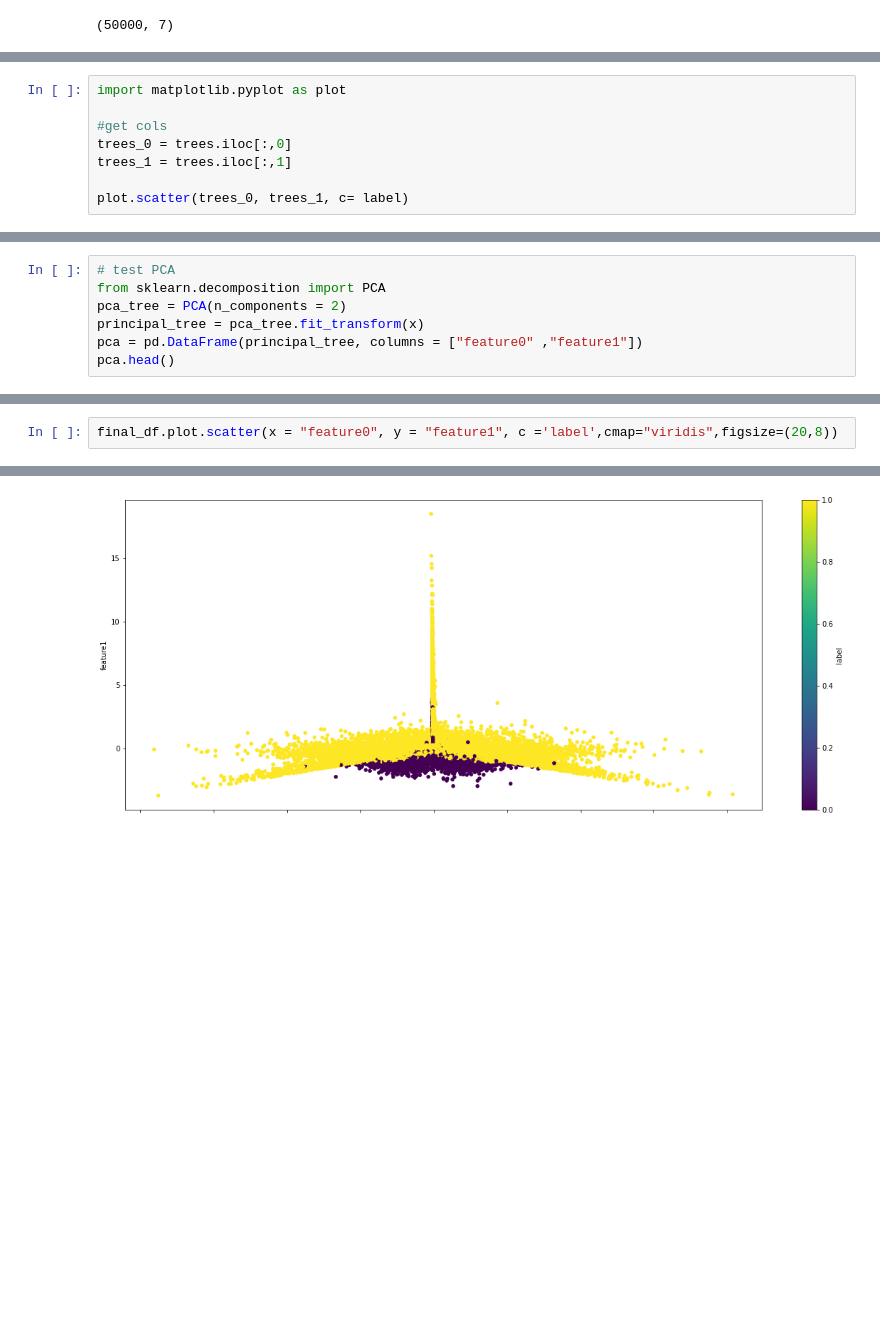
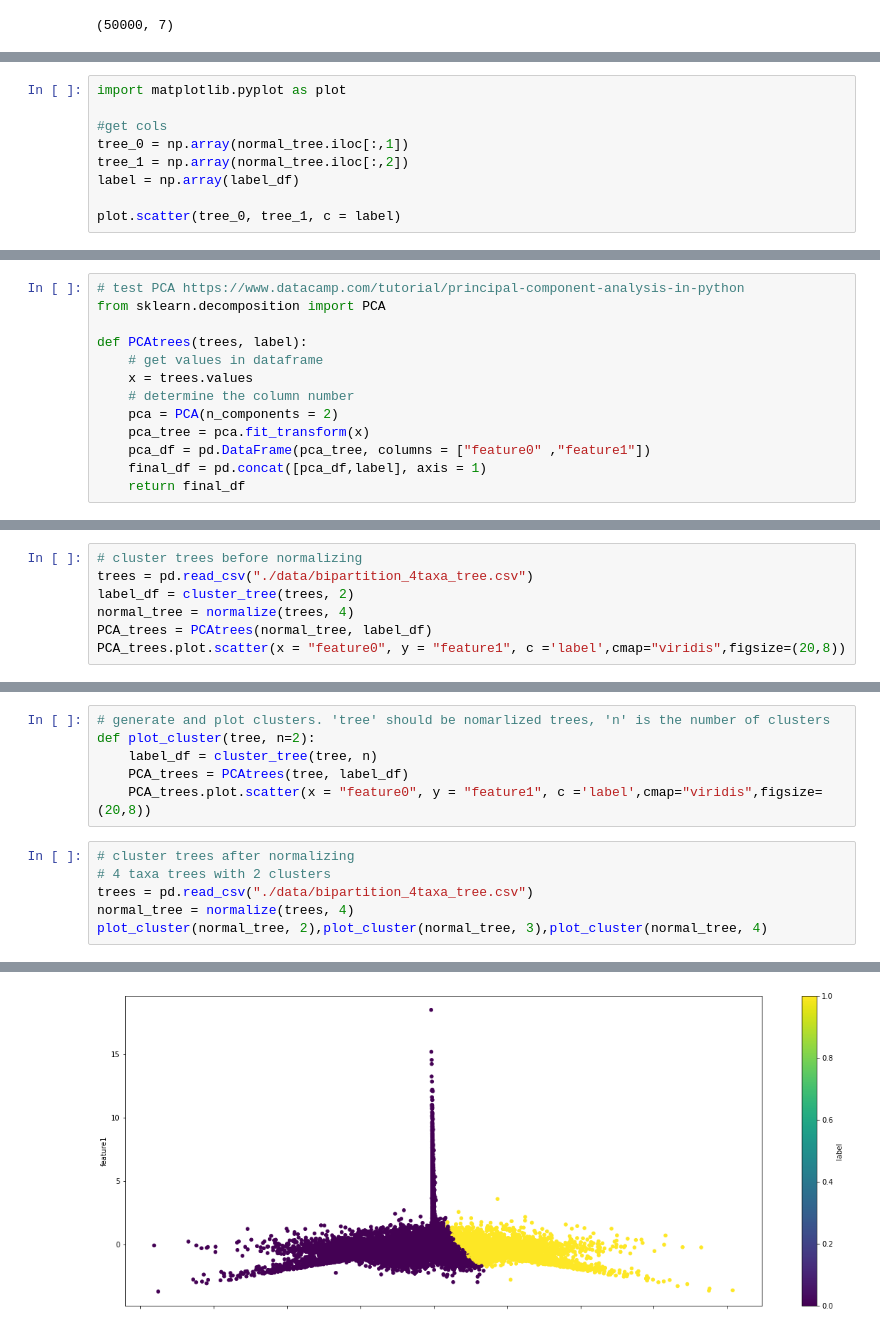
Before and after one commit to solislemuslab/PhyloClustering.jl, a Jupyter notebook: K-means-4taxa.ipynb, the cells around one changed output, grey strips where cells are left out. Saved outputs shown, nothing was run; the diff lists cells and outputs as text; blank space fills up the shorter version.

```diff
--- a/K-means-4taxa.ipynb
+++ b/K-means-4taxa.ipynb
@@ -60,9 +86,10 @@ label_0
 import matplotlib.pyplot as plot
 
 #get cols
-trees_0 = trees.iloc[:,0]
-trees_1 = trees.iloc[:,1]
+tree_0 = np.array(normal_tree.iloc[:,1])
+tree_1 = np.array(normal_tree.iloc[:,2])
+label = np.array(label_df)
 
-plot.scatter(trees_0, trees_1, c= label)
+plot.scatter(tree_0, tree_1, c = label)
 # %% [output]
 <matplotlib.collections.PathCollection at 0x...>
@@ -90,7 +97,13 @@ normal_tree.head()
 # %%
-# test PCA
+# test PCA https://www.datacamp.com/tutorial/principal-component-analysis-in-python
 from sklearn.decomposition import PCA
-pca_tree = PCA(n_components = 2)
-principal_tree = pca_tree.fit_transform(x)
-pca = pd.DataFrame(principal_tree, columns = ["feature0" ,"feature1"])
-pca.head()
+
+def PCAtrees(trees, label):
+    # get values in dataframe
+    x = trees.values
+    # determine the column number
+    pca = PCA(n_components = 2)
+    pca_tree = pca.fit_transform(x)
+    pca_df = pd.DataFrame(pca_tree, columns = ["feature0" ,"feature1"])
+    final_df = pd.concat([pca_df,label], axis = 1)
+    return final_df
@@ -113,0 +120,7 @@ final_df.head()
+# %%
+# cluster trees before normalizing
+trees = pd.read_csv("./data/bipartition_4taxa_tree.csv")
+label_df = cluster_tree(trees, 2)
+normal_tree = normalize(trees, 4)
+PCA_trees = PCAtrees(normal_tree, label_df)
+PCA_trees.plot.scatter(x = "feature0", y = "feature1", c ='label',cmap="viridis",figsize=(20,8))
@@ -114,3 +130,13 @@ final_df.head()
+# %%
+# generate and plot clusters. 'tree' should be nomarlized trees, 'n' is the number of clusters
+def plot_cluster(tree, n=2):
+    label_df = cluster_tree(tree, n)
+    PCA_trees = PCAtrees(tree, label_df)
+    PCA_trees.plot.scatter(x = "feature0", y = "feature1", c ='label',cmap="viridis",figsize=(20,8))
 # %%
-final_df.plot.scatter(x = "feature0", y = "feature1", c ='label',cmap="viridis",figsize=(20,8))
+# cluster trees after normalizing
+# 4 taxa trees with 2 clusters
+trees = pd.read_csv("./data/bipartition_4taxa_tree.csv")
+normal_tree = normalize(trees, 4)
+plot_cluster(normal_tree, 2),plot_cluster(normal_tree, 3),plot_cluster(normal_tree, 4)
 # %% [output]
@@ -118 +144 @@ final_df.plot.scatter(x = "feature0", y = "feature1", c ='label',cmap="viridis",
-[figure, old version]
+[figure, new version]
```
Also changed, not shown: parts of 26 cells of this notebook, 1 other file.
